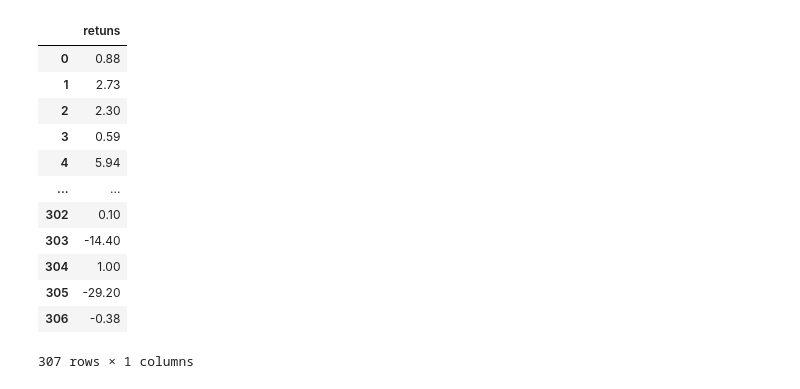
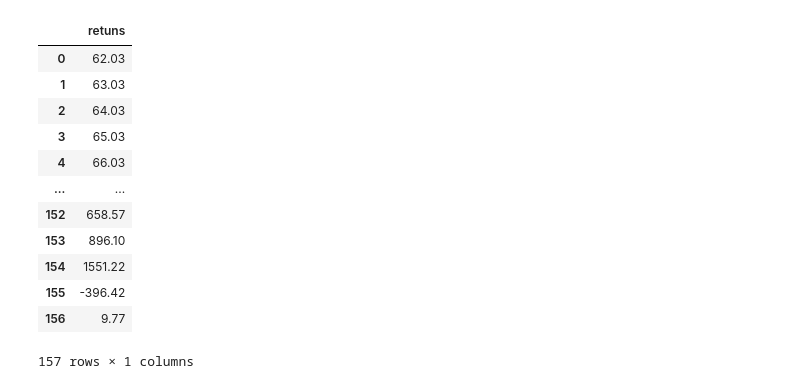
Before and after one commit to mayer19/MonteCarloSimulatioForTrading, a Jupyter notebook: MonteCarloSimulation.ipynb, the cells around one changed output. Drawn from its saved outputs; the diff is of its cells as text; code cells hidden in the pictures.

```diff
--- a/MonteCarloSimulation.ipynb
+++ b/MonteCarloSimulation.ipynb
@@ -5,23 +5,23 @@ import matplotlib.pyplot as plt
 import pandas as pd
 import matplotlib.pyplot as plt
 # %%
-data = pd.read_csv('ProfitAndLossData/tsi_crypto_returns.csv')
+data = pd.read_csv('ProfitAndLossData/BarsPower_returns.csv')
 #data = data.transpose()
 data
 # %% [output]
 |  | retuns |
-| 0 | 0.88 |
-| 1 | 2.73 |
-| 2 | 2.30 |
-| 3 | 0.59 |
-| 4 | 5.94 |
+| 0 | 62.03 |
+| 1 | 63.03 |
+| 2 | 64.03 |
+| 3 | 65.03 |
+| 4 | 66.03 |
 | ... | ... |
-| 302 | 0.10 |
-| 303 | -14.40 |
-| 304 | 1.00 |
-| 305 | -29.20 |
-| 306 | -0.38 |
+| 152 | 658.57 |
+| 153 | 896.10 |
+| 154 | 1551.22 |
+| 155 | -396.42 |
+| 156 | 9.77 |
-307 rows × 1 columns
+157 rows × 1 columns
 # %%
 def MonteCarloSimulation(df, initial_cash, num_simulations, num_periods):
     returns = df['retuns'].values
```
Also changed, not shown: parts of 4 cells of this notebook.
